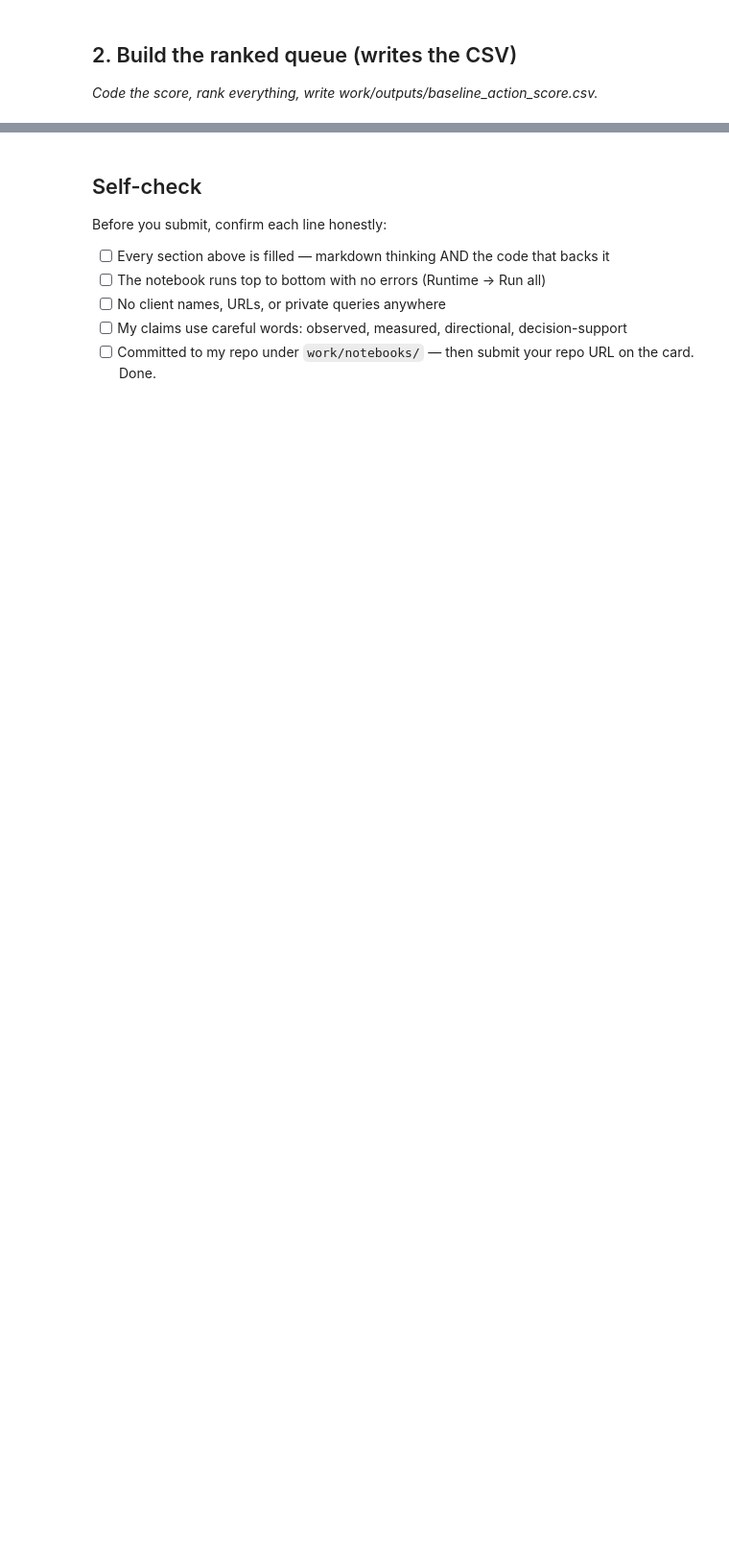
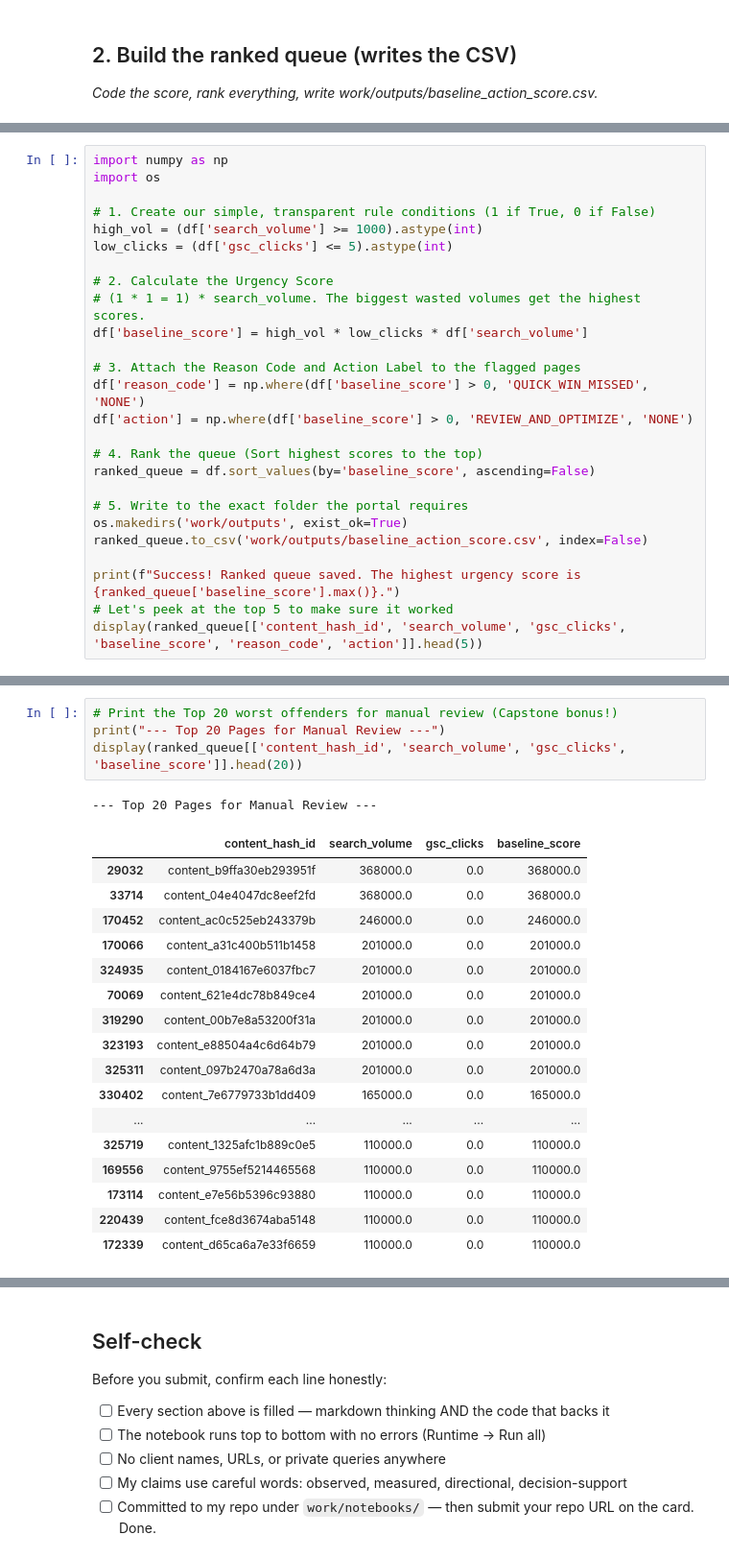
Before and after one commit to malakanwarr/flyrank-internship-ml, a Jupyter notebook: work/notebooks/w04_baseline_score.ipynb, the cells around one changed output, grey strips where cells are left out. Shown at 96% size. Cells and saved outputs as stored; diff of their text form; blank space fills up the shorter version.

```diff
--- a/work/notebooks/w04_baseline_score.ipynb
+++ b/work/notebooks/w04_baseline_score.ipynb
@@ -36,0 +60,26 @@ This skeleton is yours to fill. Work the sections **in order** — each one has
+# %%
+import numpy as np
+import os
+
+# 1. Create our simple, transparent rule conditions (1 if True, 0 if False)
+high_vol = (df['search_volume'] >= 1000).astype(int)
+low_clicks = (df['gsc_clicks'] <= 5).astype(int)
+
+# 2. Calculate the Urgency Score
+# (1 * 1 = 1) * search_volume. The biggest wasted volumes get the highest scores.
+df['baseline_score'] = high_vol * low_clicks * df['search_volume']
+
+# 3. Attach the Reason Code and Action Label to the flagged pages
+df['reason_code'] = np.where(df['baseline_score'] > 0, 'QUICK_WIN_MISSED', 'NONE')
+df['action'] = np.where(df['baseline_score'] > 0, 'REVIEW_AND_OPTIMIZE', 'NONE')
+
+# 4. Rank the queue (Sort highest scores to the top)
+ranked_queue = df.sort_values(by='baseline_score', ascending=False)
+
+# 5. Write to the exact folder the portal requires
+os.makedirs('work/outputs', exist_ok=True)
+ranked_queue.to_csv('work/outputs/baseline_action_score.csv', index=False)
+
+print(f"Success! Ranked queue saved. The highest urgency score is {ranked_queue['baseline_score'].max()}.")
+# Let's peek at the top 5 to make sure it worked
+display(ranked_queue[['content_hash_id', 'search_volume', 'gsc_clicks', 'baseline_score', 'reason_code', 'action']].head(5))
@@ -36,0 +138,23 @@ This skeleton is yours to fill. Work the sections **in order** — each one has
+# %%
+# Print the Top 20 worst offenders for manual review (Capstone bonus!)
+print("--- Top 20 Pages for Manual Review ---")
+display(ranked_queue[['content_hash_id', 'search_volume', 'gsc_clicks', 'baseline_score']].head(20))
+# %% [output]
+--- Top 20 Pages for Manual Review ---
+|  | content_hash_id | search_volume | gsc_clicks | baseline_score |
+| 29032 | content_b9ffa30eb293951f | 368000.0 | 0.0 | 368000.0 |
+| 33714 | content_04e4047dc8eef2fd | 368000.0 | 0.0 | 368000.0 |
+| 170452 | content_ac0c525eb243379b | 246000.0 | 0.0 | 246000.0 |
+| 170066 | content_a31c400b511b1458 | 201000.0 | 0.0 | 201000.0 |
+| 324935 | content_0184167e6037fbc7 | 201000.0 | 0.0 | 201000.0 |
+| 70069 | content_621e4dc78b849ce4 | 201000.0 | 0.0 | 201000.0 |
+| 319290 | content_00b7e8a53200f31a | 201000.0 | 0.0 | 201000.0 |
+| 323193 | content_e88504a4c6d64b79 | 201000.0 | 0.0 | 201000.0 |
+| 325311 | content_097b2470a78a6d3a | 201000.0 | 0.0 | 201000.0 |
+| 330402 | content_7e6779733b1dd409 | 165000.0 | 0.0 | 165000.0 |
+| ... | ... | ... | ... | ... |
+| 325719 | content_1325afc1b889c0e5 | 110000.0 | 0.0 | 110000.0 |
+| 169556 | content_9755ef5214465568 | 110000.0 | 0.0 | 110000.0 |
+| 173114 | content_e7e56b5396c93880 | 110000.0 | 0.0 | 110000.0 |
+| 220439 | content_fce8d3674aba5148 | 110000.0 | 0.0 | 110000.0 |
+| 172339 | content_d65ca6a7e33f6659 | 110000.0 | 0.0 | 110000.0 |
```
Also changed, not shown: parts of 13 cells of this notebook.
